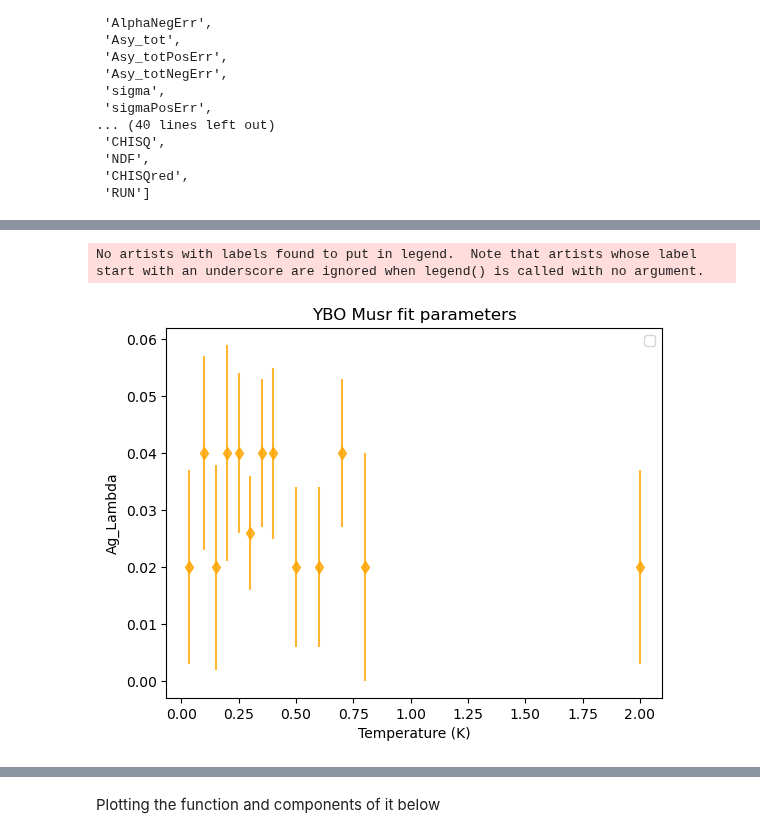
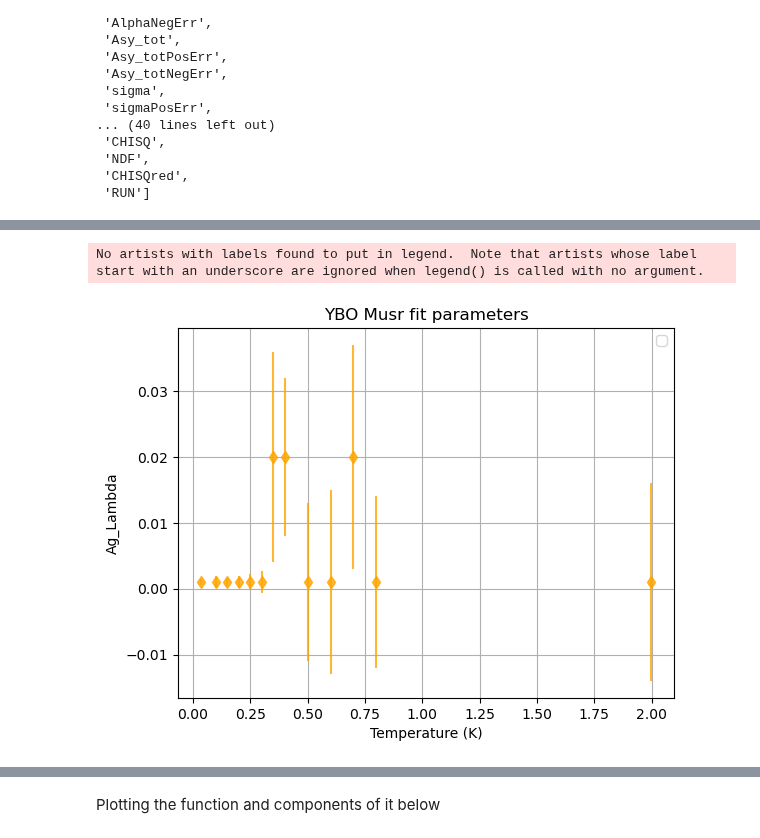
Before and after one commit to Brogan8813/strain-cell, a Jupyter notebook: PPMS_Data_and_Plotting/Plotting/MusrPlotting/New_format_plotting/Beta_1/New_Format_Plotting.ipynb, the cells around one changed output, grey strips where cells are left out. Drawn from its saved outputs; the diff is of its cells as text; code cells hidden in the pictures.

```diff
--- a/PPMS_Data_and_Plotting/Plotting/MusrPlotting/New_format_plotting/Beta_1/New_Format_Plotting.ipynb
+++ b/PPMS_Data_and_Plotting/Plotting/MusrPlotting/New_format_plotting/Beta_1/New_Format_Plotting.ipynb
@@ -3,7 +3,7 @@ import pandas as pd
 import matplotlib.pyplot as plt
 
 
-datafile = 'beta_fixed_post_lock_25_009.txt'
+datafile = 'beta_fixed_post_lock_26_015.txt'
 df = pd.read_csv(datafile, delim_whitespace=True)
 list(df)
 # %% [output]
@@ -27,24 +47,24 @@ list(df)
 # %%
 
 #Plotting section using defined functions
 
 df = pd.read_csv(datafile, delim_whitespace=True)
 
 
 plt.xlabel('Temperature (K)')
 plt.ylabel('Ag_Lambda')
 plt.errorbar(df['dataT'], df['Ag_Lambda'], yerr=df['Ag_LambdaPosErr'],fmt="d", color='orange', alpha=.8)
 #plt.xlim((0,0.5))
 #plt.ylim((15, 35))
 
 #plt.axhline(0.2392,color = 'r', label='Original Asy_tot')
-
+plt.grid('both')
 plt.legend()
 plt.title('YBO Musr fit parameters')
 plt.show()
 # %% [output]
 No artists with labels found to put in legend.  Note that artists whose label start with an underscore are ignored when legend() is called with no argument.
-[figure, old version]
+[figure, new version]
 # %%
 
 #Plotting section using defined functions
```
Also changed, not shown: parts of 9 cells of this notebook, 22 other files.
